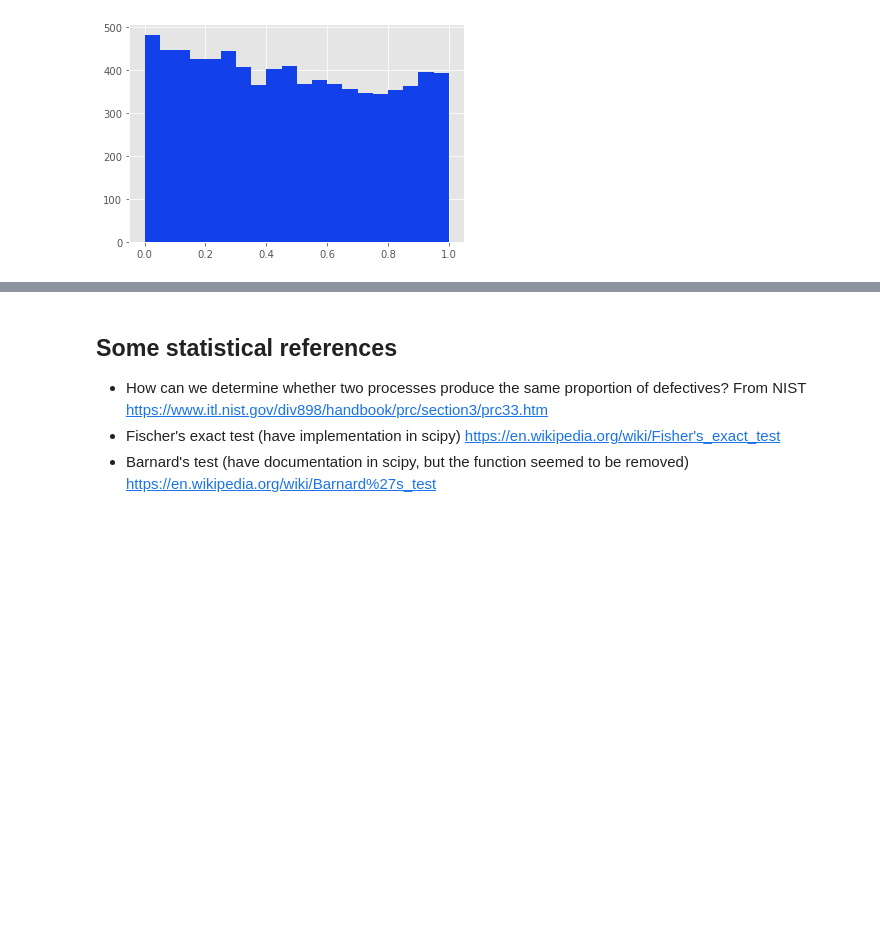
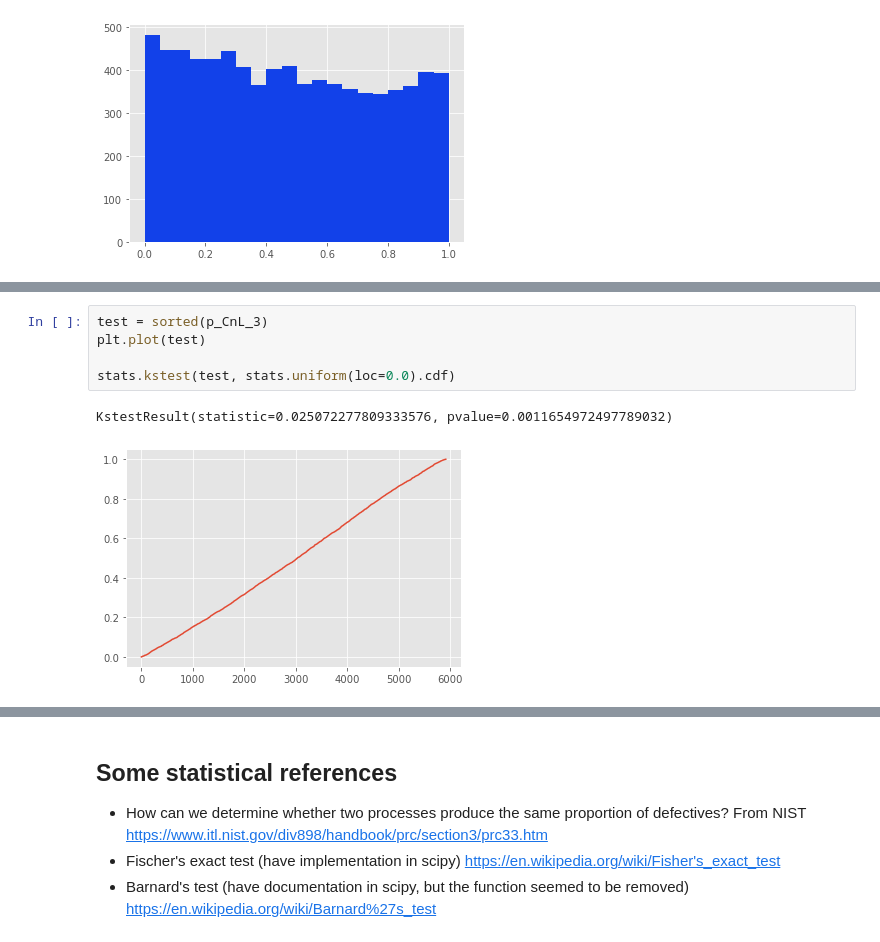
Before and after one commit to kiwymic/MLB-data-analysis, a Jupyter notebook: MLB career analysis.ipynb, the cells around one changed output, grey strips where cells are left out. Drawn from its saved outputs; the diff is of its cells as text; blank space fills up the shorter version.

```diff
--- a/MLB career analysis.ipynb
+++ b/MLB career analysis.ipynb
@@ -258,0 +316,8 @@ plt.hist(test, bins = 20, color = "#1241e9")
+# %%
+test = sorted(p_CnL_3)
+plt.plot(test)
+
+stats.kstest(test, stats.uniform(loc=0.0).cdf)
+# %% [output]
+KstestResult(statistic=0.025072277809333576, pvalue=0.0011654972497789032)
+[figure, added]
```
Also changed, not shown: parts of 21 cells of this notebook, 1 other file.
